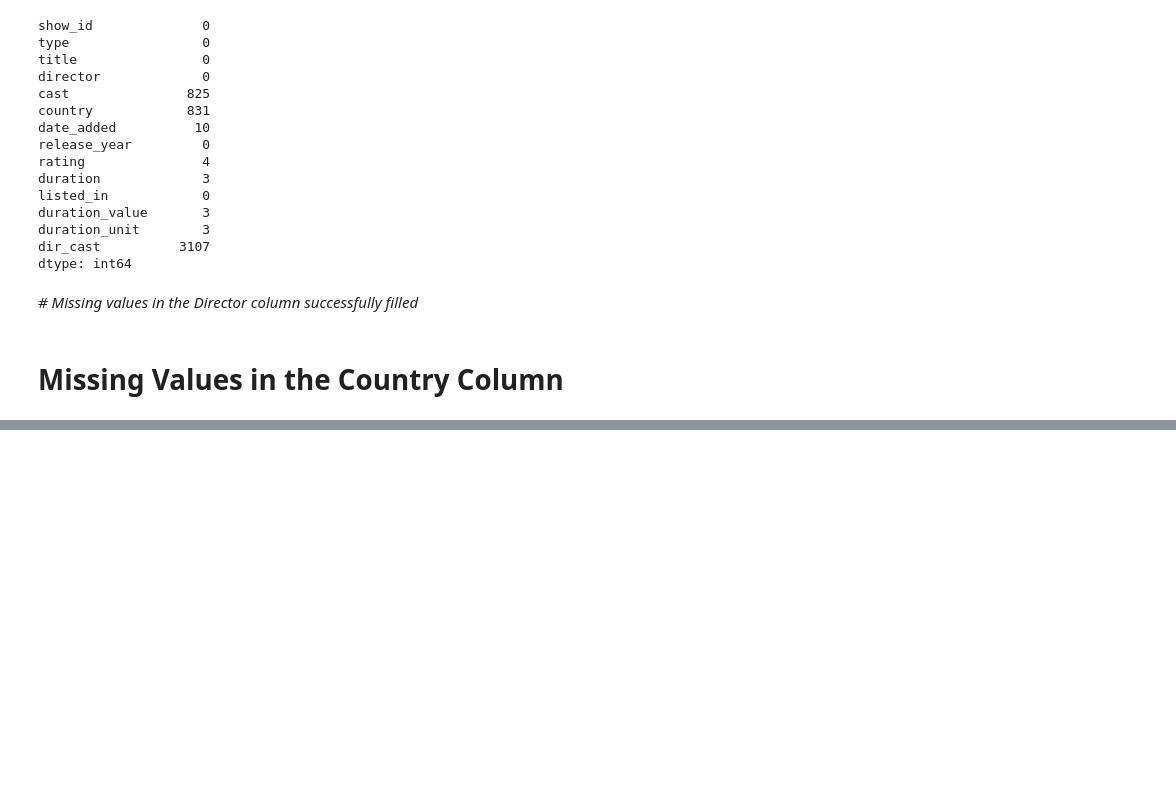
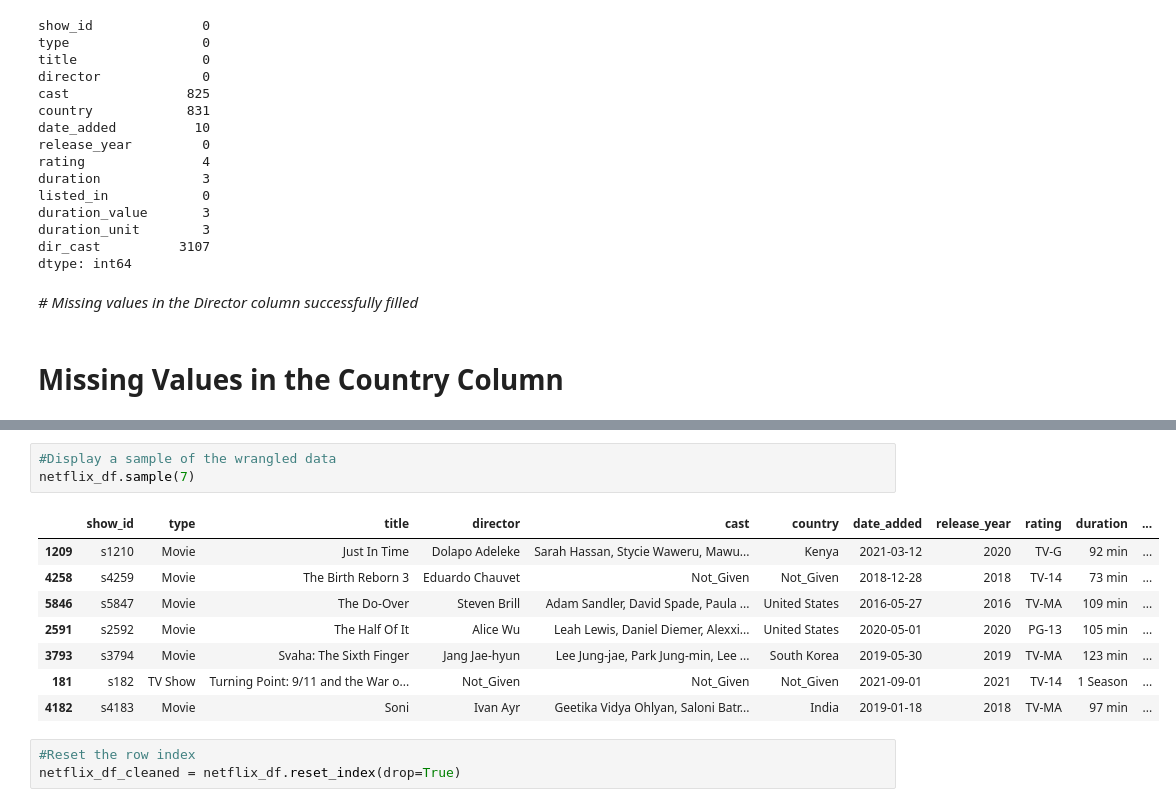
Before and after one commit to patrickkimathi/Netflix_movies_dataset, a Jupyter notebook: patrick-kariuki.ipynb, the cells around one changed output, grey strips where cells are left out. Drawn from its saved outputs; the diff is of its cells as text; blank space fills up the shorter version.

```diff
--- a/patrick-kariuki.ipynb
+++ b/patrick-kariuki.ipynb
@@ -350,0 +577,15 @@ dtype: int64
+# %%
+#Display a sample of the wrangled data
+netflix_df.sample(7)
+# %% [output]
+|  | show_id | type | title | director | cast | country | date_added | release_year | rating | duration | ... |
+| 1209 | s1210 | Movie | Just In Time | Dolapo Adeleke | Sarah Hassan, Stycie Waweru, Mawu... | Kenya | 2021-03-12 | 2020 | TV-G | 92 min | ... |
+| 4258 | s4259 | Movie | The Birth Reborn 3 | Eduardo Chauvet | Not_Given | Not_Given | 2018-12-28 | 2018 | TV-14 | 73 min | ... |
+| 5846 | s5847 | Movie | The Do-Over | Steven Brill | Adam Sandler, David Spade, Paula ... | United States | 2016-05-27 | 2016 | TV-MA | 109 min | ... |
+| 2591 | s2592 | Movie | The Half Of It | Alice Wu | Leah Lewis, Daniel Diemer, Alexxi... | United States | 2020-05-01 | 2020 | PG-13 | 105 min | ... |
+| 3793 | s3794 | Movie | Svaha: The Sixth Finger | Jang Jae-hyun | Lee Jung-jae, Park Jung-min, Lee ... | South Korea | 2019-05-30 | 2019 | TV-MA | 123 min | ... |
+| 181 | s182 | TV Show | Turning Point: 9/11 and the War o... | Not_Given | Not_Given | Not_Given | 2021-09-01 | 2021 | TV-14 | 1 Season | ... |
+| 4182 | s4183 | Movie | Soni | Ivan Ayr | Geetika Vidya Ohlyan, Saloni Batr... | India | 2019-01-18 | 2018 | TV-MA | 97 min | ... |
+# %%
+#Reset the row index
+netflix_df_cleaned = netflix_df.reset_index(drop=True)
```
Also changed, not shown: parts of 42 cells of this notebook.
